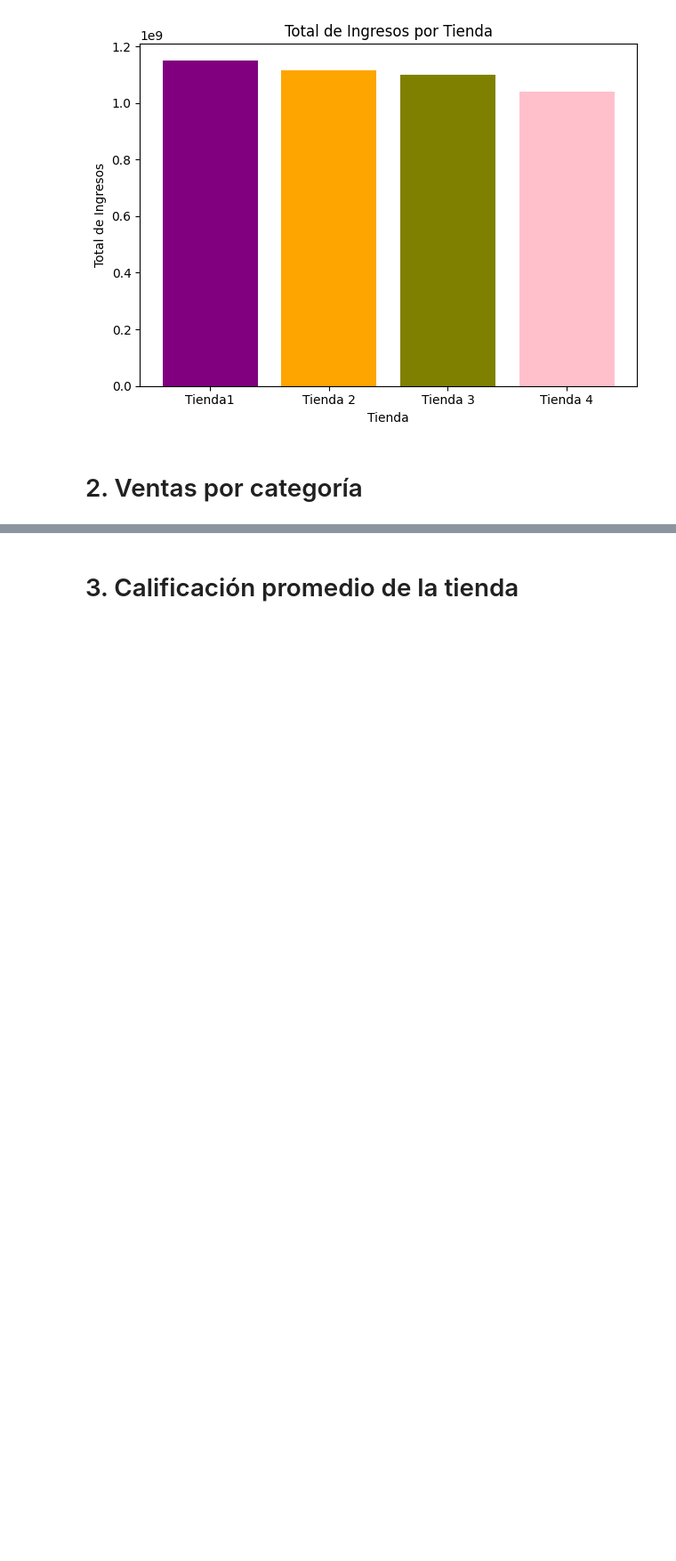
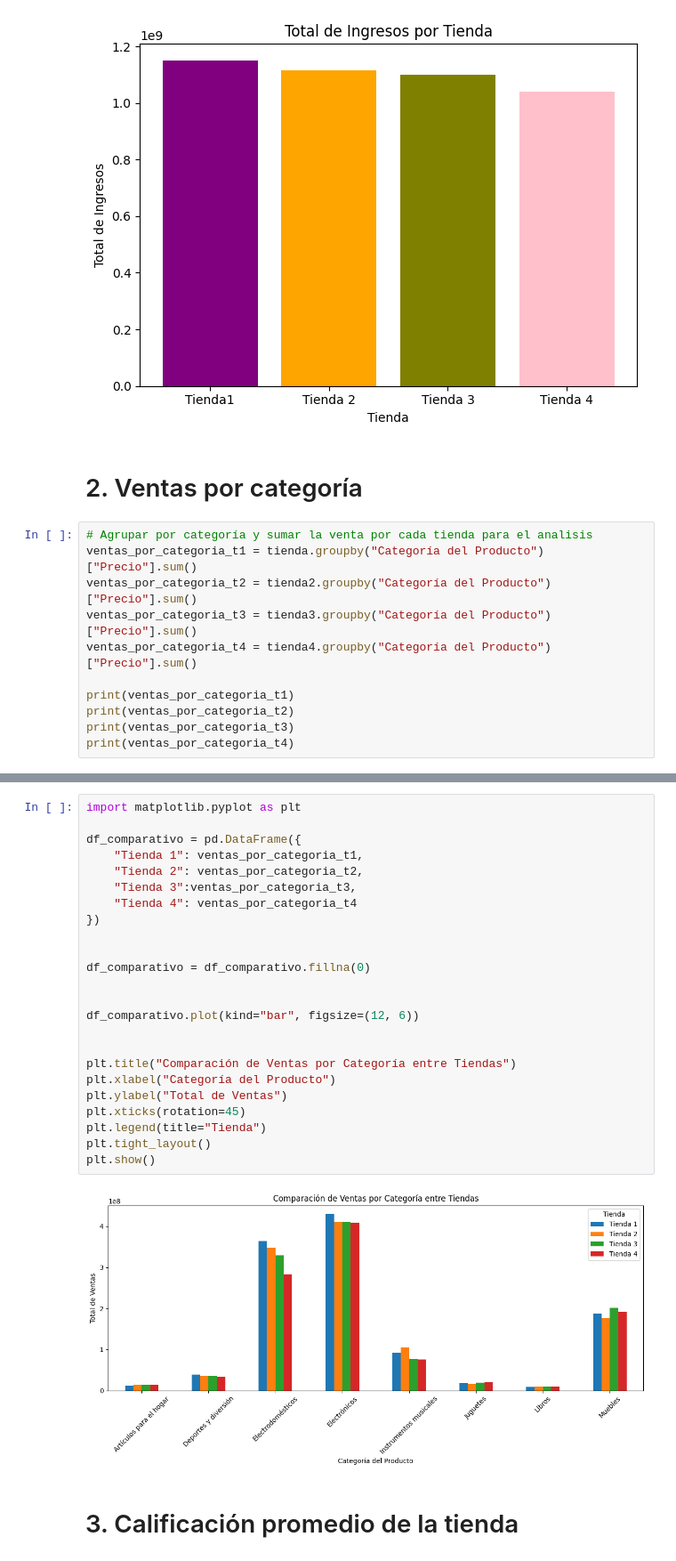
Before and after one commit to FerRamirez-cpu/challenge-data-science, a Jupyter notebook: AluraStoreLatam.ipynb, the cells around one changed output, grey strips where cells are left out. Shown: that part at 89% size. Drawn from its saved outputs; the diff is of its cells as text; blank space fills up the shorter version.

```diff
--- a/AluraStoreLatam.ipynb
+++ b/AluraStoreLatam.ipynb
@@ -52,3 +52,14 @@ plt.show()
 [figure]
 # %% [markdown]
 # 2. Ventas por categoría
+# %%
+# Agrupar por categoría y sumar la venta por cada tienda para el analisis
+ventas_por_categoria_t1 = tienda.groupby("Categoría del Producto")["Precio"].sum()
+ventas_por_categoria_t2 = tienda2.groupby("Categoría del Producto")["Precio"].sum()
+ventas_por_categoria_t3 = tienda3.groupby("Categoría del Producto")["Precio"].sum()
+ventas_por_categoria_t4 = tienda4.groupby("Categoría del Producto")["Precio"].sum()
+
+print(ventas_por_categoria_t1)
+print(ventas_por_categoria_t2)
+print(ventas_por_categoria_t3)
+print(ventas_por_categoria_t4)
@@ -55,3 +84,29 @@ plt.show()
+# %%
+import matplotlib.pyplot as plt
+
+df_comparativo = pd.DataFrame({
+    "Tienda 1": ventas_por_categoria_t1,
+    "Tienda 2": ventas_por_categoria_t2,
+    "Tienda 3":ventas_por_categoria_t3,
+    "Tienda 4": ventas_por_categoria_t4
+})
+
+
+df_comparativo = df_comparativo.fillna(0)
+
+
+df_comparativo.plot(kind="bar", figsize=(12, 6))
+
+
+plt.title("Comparación de Ventas por Categoría entre Tiendas")
+plt.xlabel("Categoría del Producto")
+plt.ylabel("Total de Ventas")
+plt.xticks(rotation=45)
+plt.legend(title="Tienda")
+plt.tight_layout()
+plt.show()
+# %% [output]
+[figure, added]
 # %% [markdown]
 # 3. Calificación promedio de la tienda
 # %% [markdown]
```
Also changed, not shown: parts of 1 cell of this notebook.
